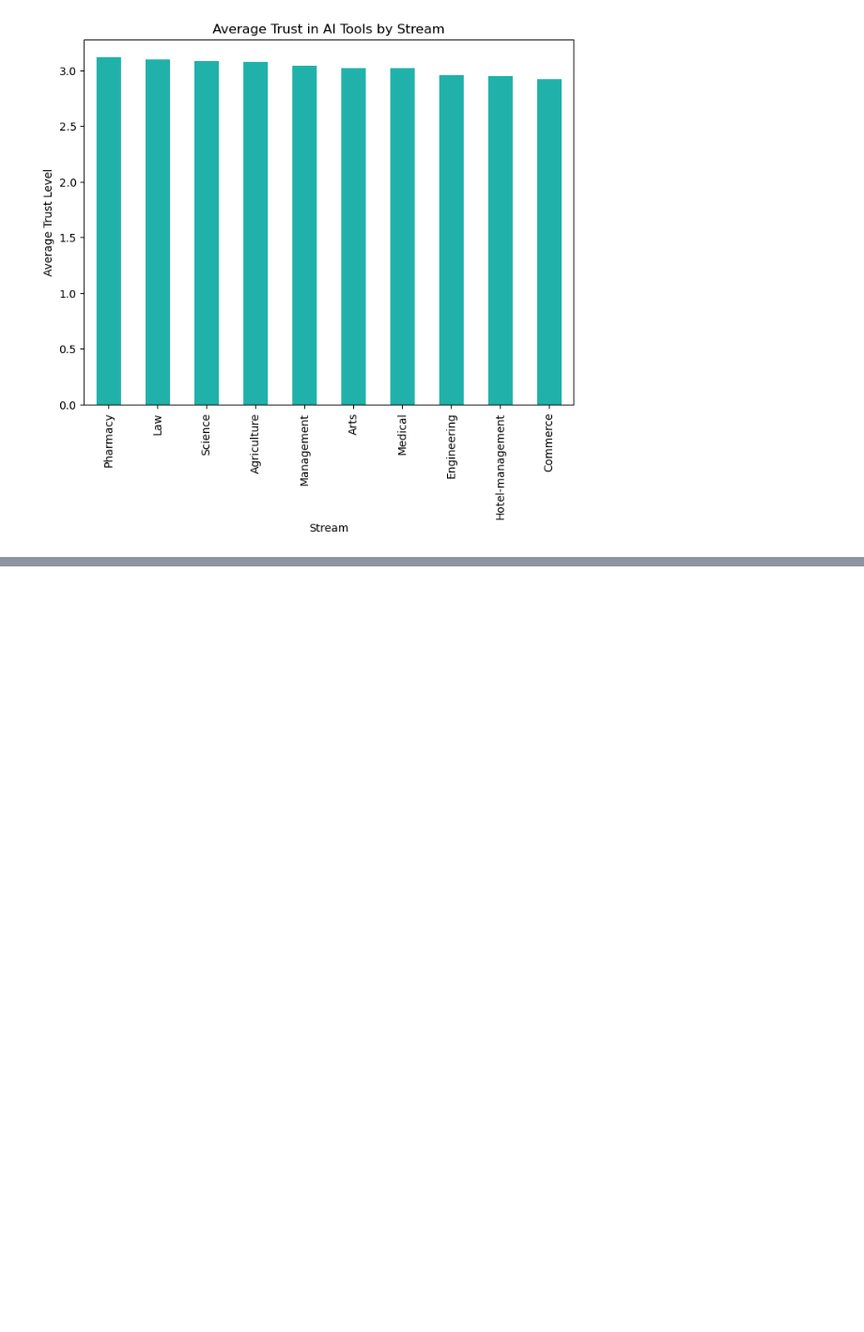
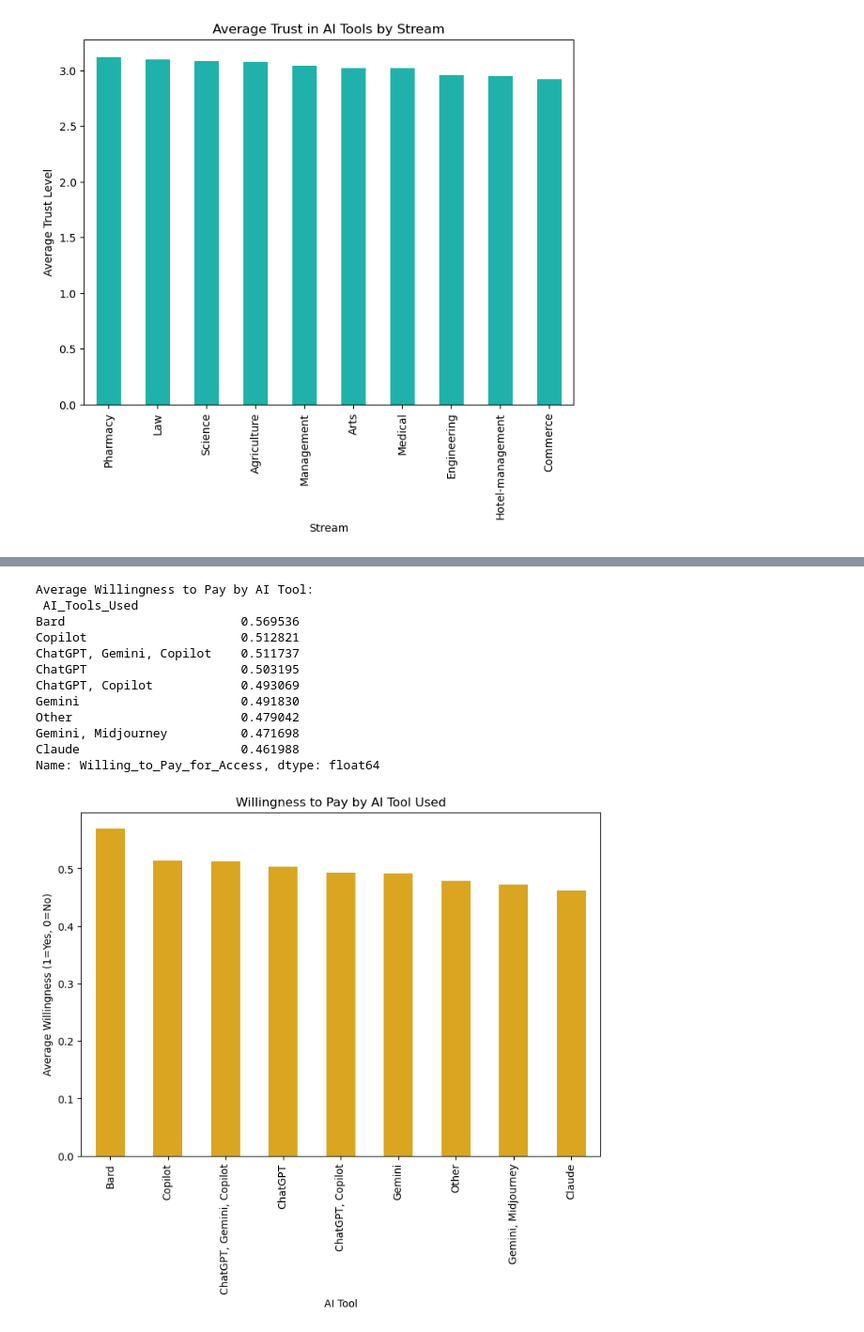
Before and after one commit to snehadomadiya/AI-Tool-Usage-by-Indian-College-Students-2025, a Jupyter notebook: AI Tool Usage by Indian College Students 2025.ipynb, the cells around one changed output, grey strips where cells are left out. Shown at 94% size. Saved outputs shown, nothing was run; the diff lists cells and outputs as text; code cells hidden in the pictures; blank space fills up the shorter version.

Commit message:
Predict Students’ Willingness to Pay Based on Usage

```diff
--- a/AI Tool Usage by Indian College Students 2025.ipynb
+++ b/AI Tool Usage by Indian College Students 2025.ipynb
@@ -133,0 +152,31 @@ Name: Trust_in_AI_Tools, dtype: float64
+# %%
+#Task 5: Predict Students’ Willingness to Pay Based on Usage
+
+# Encode 'Willing_to_Pay_for_Access' to numeric
+df["Willing_to_Pay_for_Access"] = df["Willing_to_Pay_for_Access"].map({"Yes": 1, "No": 0})
+
+# Group average willingness by usage
+avg_willingness = df.groupby("AI_Tools_Used")["Willing_to_Pay_for_Access"].mean().sort_values(ascending=False)
+print("Average Willingness to Pay by AI Tool:\n", avg_willingness, "\n")
+
+# Visualization
+plt.figure(figsize=(9,6))
+avg_willingness.plot(kind="bar", color="goldenrod")
+plt.title("Willingness to Pay by AI Tool Used")
+plt.xlabel("AI Tool")
+plt.ylabel("Average Willingness (1=Yes, 0=No)")
+plt.show()
+# %% [output]
+Average Willingness to Pay by AI Tool:
+ AI_Tools_Used
+Bard                        0.569536
+Copilot                     0.512821
+ChatGPT, Gemini, Copilot    0.511737
+ChatGPT                     0.503195
+ChatGPT, Copilot            0.493069
+Gemini                      0.491830
+Other                       0.479042
+Gemini, Midjourney          0.471698
+Claude                      0.461988
+Name: Willing_to_Pay_for_Access, dtype: float64
+[figure, added]
```
Also changed, not shown: parts of 1 cell of this notebook.
